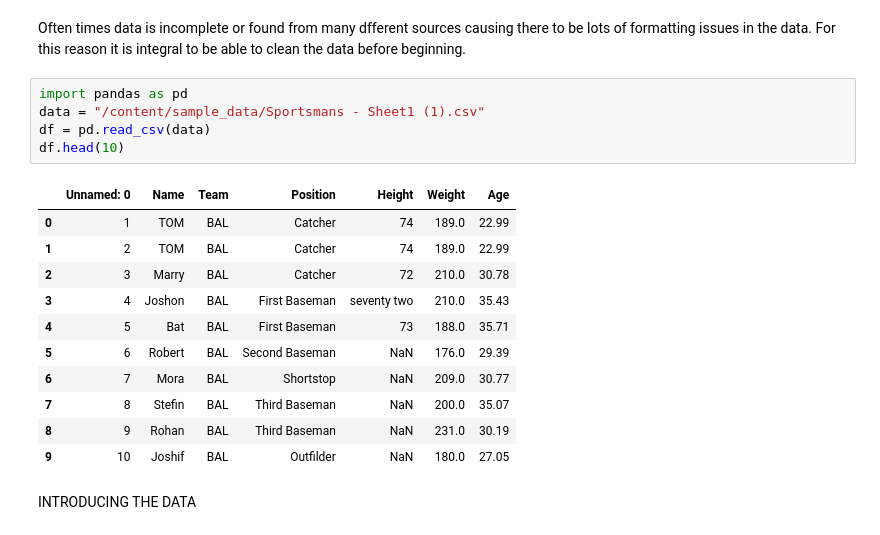
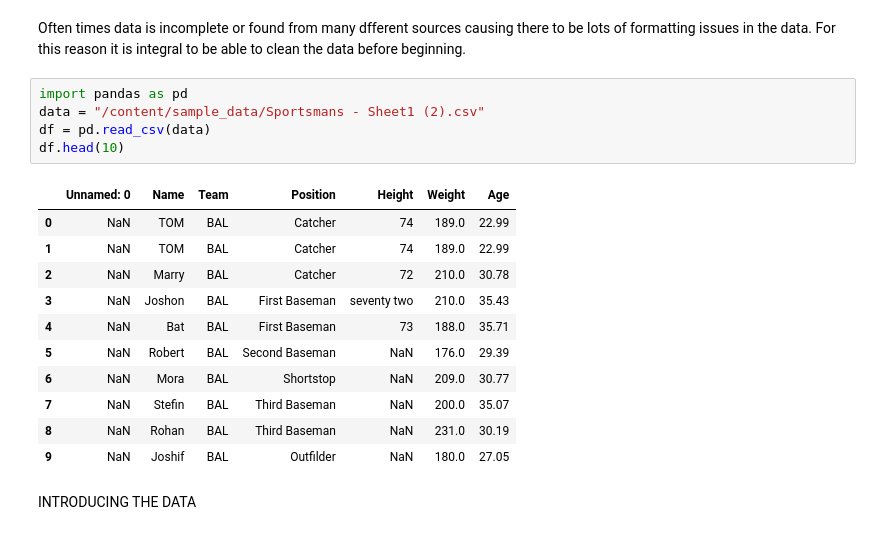
Before and after one commit to DevanshikaPiparsania/Basic-Fundamentals-Presentations, a Jupyter notebook: Cleaning_Data_With_Pandas.ipynb, the cells around one changed output. Saved outputs shown, nothing was run; the diff lists cells and outputs as text.

```diff
--- a/Cleaning_Data_With_Pandas.ipynb
+++ b/Cleaning_Data_With_Pandas.ipynb
@@ -6,21 +6,21 @@
 Often times data is incomplete or found from many dfferent sources causing there to be lots of formatting issues in the data. For this reason it is integral to be able to clean the data before beginning.
 # %%
 import pandas as pd
-data = "/content/sample_data/Sportsmans - Sheet1 (1).csv"
+data = "/content/sample_data/Sportsmans - Sheet1 (2).csv"
 df = pd.read_csv(data)
 df.head(10)
 # %% [output]
 |  | Unnamed: 0 | Name | Team | Position | Height | Weight | Age |
-| 0 | 1 | TOM | BAL | Catcher | 74 | 189.0 | 22.99 |
-| 1 | 2 | TOM | BAL | Catcher | 74 | 189.0 | 22.99 |
-| 2 | 3 | Marry | BAL | Catcher | 72 | 210.0 | 30.78 |
-| 3 | 4 | Joshon | BAL | First Baseman | seventy two | 210.0 | 35.43 |
-| 4 | 5 | Bat | BAL | First Baseman | 73 | 188.0 | 35.71 |
-| 5 | 6 | Robert | BAL | Second Baseman | NaN | 176.0 | 29.39 |
-| 6 | 7 | Mora | BAL | Shortstop | NaN | 209.0 | 30.77 |
-| 7 | 8 | Stefin | BAL | Third Baseman | NaN | 200.0 | 35.07 |
-| 8 | 9 | Rohan | BAL | Third Baseman | NaN | 231.0 | 30.19 |
-| 9 | 10 | Joshif | BAL | Outfilder | NaN | 180.0 | 27.05 |
+| 0 | NaN | TOM | BAL | Catcher | 74 | 189.0 | 22.99 |
+| 1 | NaN | TOM | BAL | Catcher | 74 | 189.0 | 22.99 |
+| 2 | NaN | Marry | BAL | Catcher | 72 | 210.0 | 30.78 |
+| 3 | NaN | Joshon | BAL | First Baseman | seventy two | 210.0 | 35.43 |
+| 4 | NaN | Bat | BAL | First Baseman | 73 | 188.0 | 35.71 |
+| 5 | NaN | Robert | BAL | Second Baseman | NaN | 176.0 | 29.39 |
+| 6 | NaN | Mora | BAL | Shortstop | NaN | 209.0 | 30.77 |
+| 7 | NaN | Stefin | BAL | Third Baseman | NaN | 200.0 | 35.07 |
+| 8 | NaN | Rohan | BAL | Third Baseman | NaN | 231.0 | 30.19 |
+| 9 | NaN | Joshif | BAL | Outfilder | NaN | 180.0 | 27.05 |
 # %% [markdown]
 INTRODUCING THE DATA
 # %% [markdown]
```
Also changed, not shown: parts of 20 cells of this notebook.
